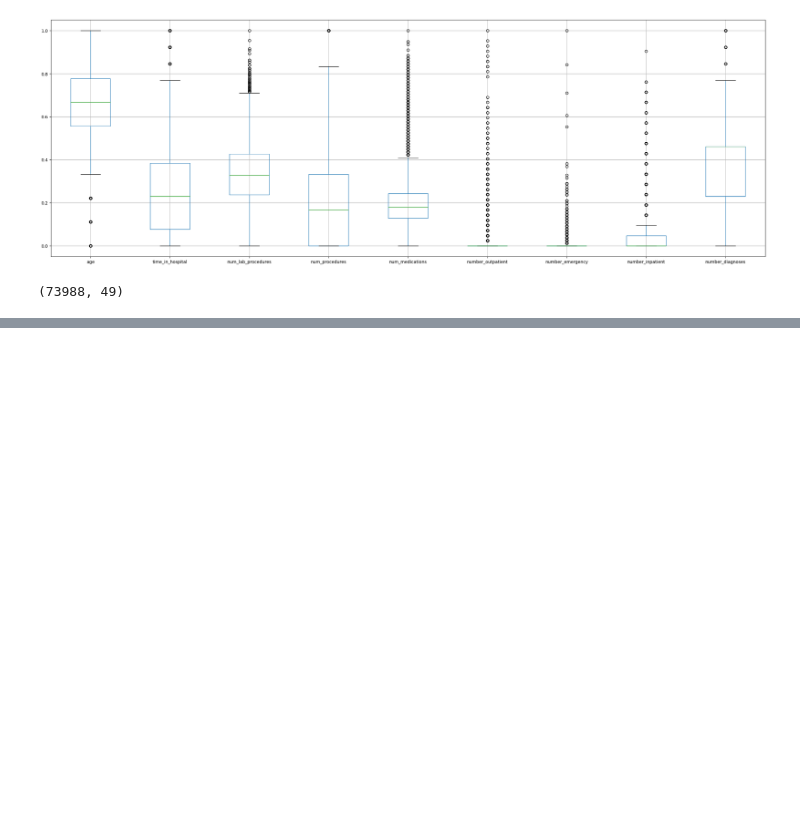
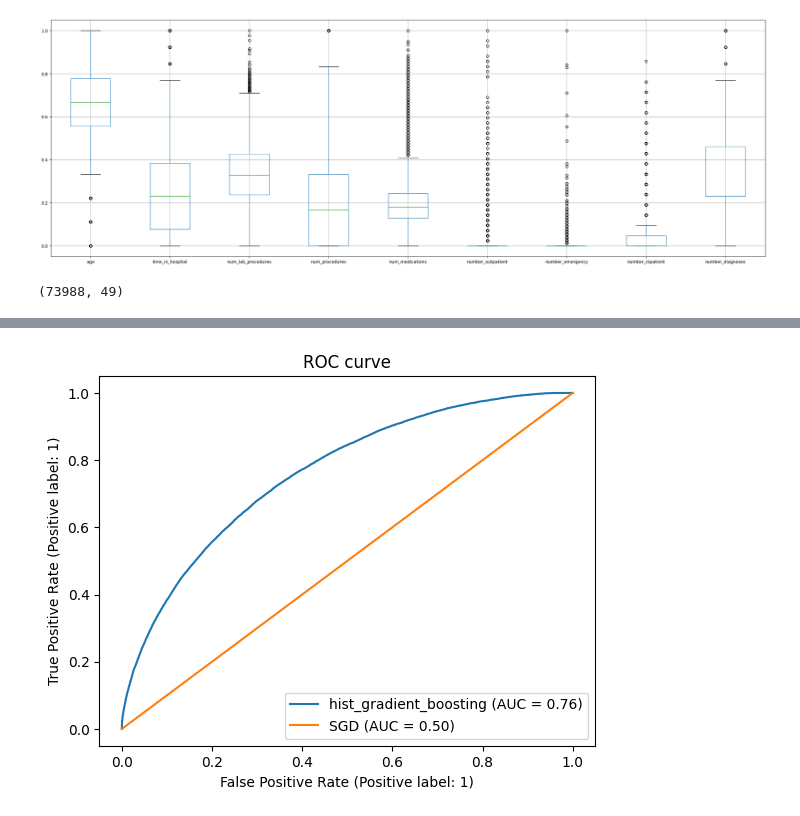
Before and after one commit to mjovanovic9999/ML, a Jupyter notebook: I/notebook/main.ipynb, the cells around one changed output, grey strips where cells are left out. Cells and saved outputs as stored; diff of their text form; code cells hidden in the pictures; blank space fills up the shorter version.

```diff
--- a/I/notebook/main.ipynb
+++ b/I/notebook/main.ipynb
@@ -953,7 +929,7 @@ feature_importance(dataframe)
 # %%
 s=set(non_categorical_cols)
-search_space2['hist_gradient_boosting']['params']['categorical_features']=[[x=='category' for x in dataframe_label_binary_standard.drop(columns=['readmitted']).dtypes],[]]
-scores, models=randomSearch(dataframe_label_binary_standard, 'readmitted', search_space2, metric='accuracy')
+search_space2['hist_gradient_boosting']['params']['categorical_features']=[[x=='category' for x in dataframe_onehot_binary.drop(columns=['readmitted']).dtypes],[]]
+scores, models=randomSearch(dataframe_onehot_binary, 'readmitted', search_space2, metric='accuracy')
 sc = pd.DataFrame(scores,columns=['model','best_score','best_params'])
 sc
 # %% [output]
@@ -960,0 +958,11 @@ Fitting 2 folds for each of 10 candidates, totalling 20 fits
+# %%
+from sklearn.metrics import RocCurveDisplay
+fig, ax = plt.subplots()
+model_displays = {}
+for ind,model in enumerate(models):
+    model_displays[scores[ind]['model']] = RocCurveDisplay.from_estimator(
+        model.best_estimator_, dataframe_onehot_binary.drop('readmitted',axis=1).values, dataframe_onehot_binary['readmitted'], ax=ax, name=scores[ind]['model']
+    )
+_ = ax.set_title("ROC curve")
+# %% [output]
+[figure, added]
```
Also changed, not shown: parts of 10 cells of this notebook.
